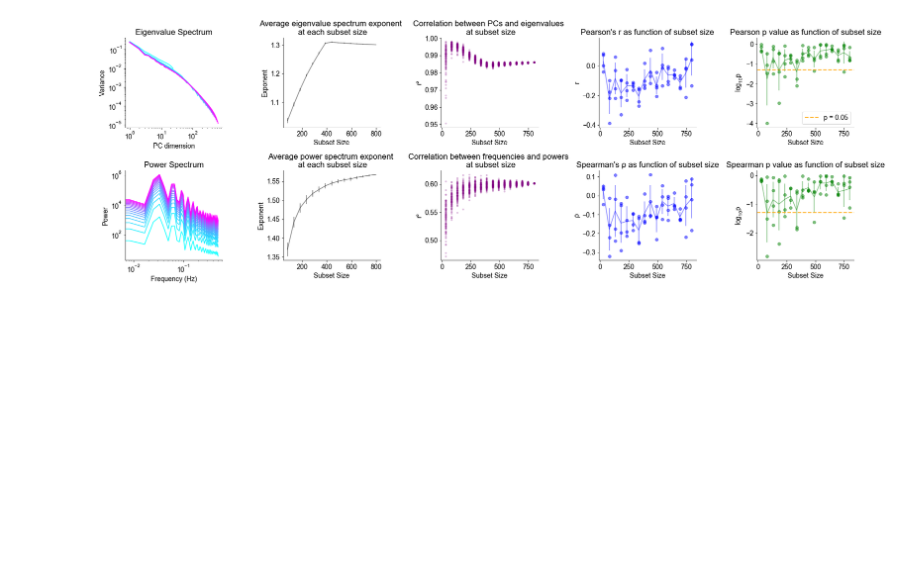
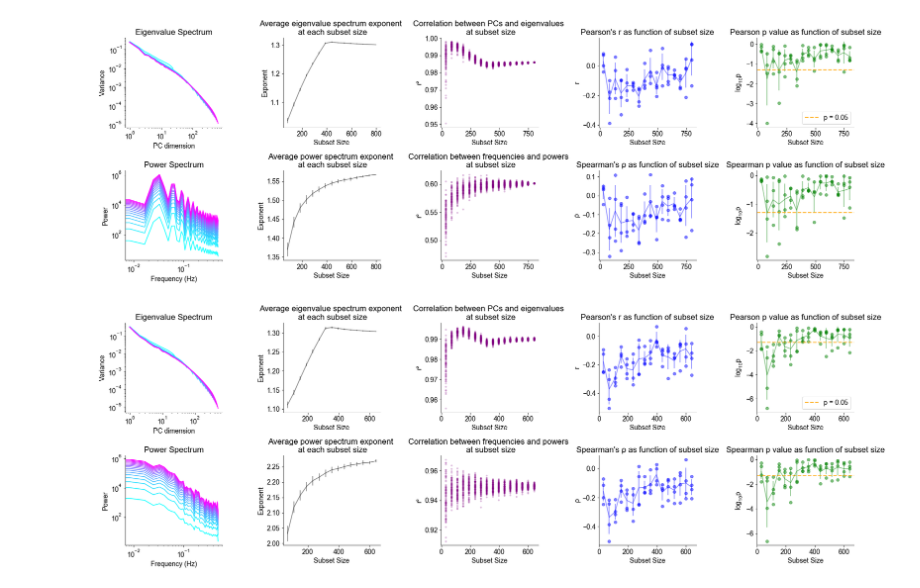
Before and after one commit to voytekresearch/galaxybrain, a Jupyter notebook: notebooks/old/other_deleted_cells.ipynb, the cells around one changed output. Drawn from its saved outputs; the diff is of its cells as text; code cells hidden in the pictures; blank space fills up the shorter version.

```diff
--- a/notebooks/old/other_deleted_cells.ipynb
+++ b/notebooks/old/other_deleted_cells.ipynb
@@ -12,3 +14,22 @@ decomp_arr = np.array(decomp_arr)
 ramsey.plot_all_measures(subsetsizes, s_r2, t_r2, n_iters, n_pc, f_range, pc_range, eigs, pows,decomp_arr[:,0].mean(0), decomp_arr[:,1].mean(0), decomp_arr[:,2], decomp_arr[:,3], decomp_arr[:,4], decomp_arr[:,5])
 # %% [output]
 [figure]
+# %%
+# TODO
+   # this cell won't run due to changes in ramsey output
+
+subsetsizes = np.linspace(30,640,16, dtype=int)
+N_ITERS = 95
+N_PC = 0.8
+F_RANGE = [0,0.4]
+PC_RANGE = [0,None] # not used, originally 0.7 why?
+decomp_arr = []
+for i in range(4):
+    eigs, pows, pca_m, s_r2, ft_m,\
+    t_r2, psn_r, spn_r, psn_p, spn_p = ramsey.ramsey(ising_raster_slice.T, subsetsizes,
+                                                    n_iters=N_ITERS, n_pc=N_PC, f_range=F_RANGE)
+    decomp_arr.append([pca_m, ft_m, psn_r, spn_r, psn_p, spn_p])
+decomp_arr = np.array(decomp_arr)
+ramsey.plot_all_measures(subsetsizes, s_r2, t_r2, n_iters, n_pc, F_RANGE, PC_RANGE, eigs, pows,decomp_arr[:,0].mean(0), decomp_arr[:,1].mean(0), decomp_arr[:,2], decomp_arr[:,3], decomp_arr[:,4], decomp_arr[:,5])
+# %% [output]
+[figure, added]
```
Also changed, not shown: parts of 1 cell of this notebook, 6 other files.
